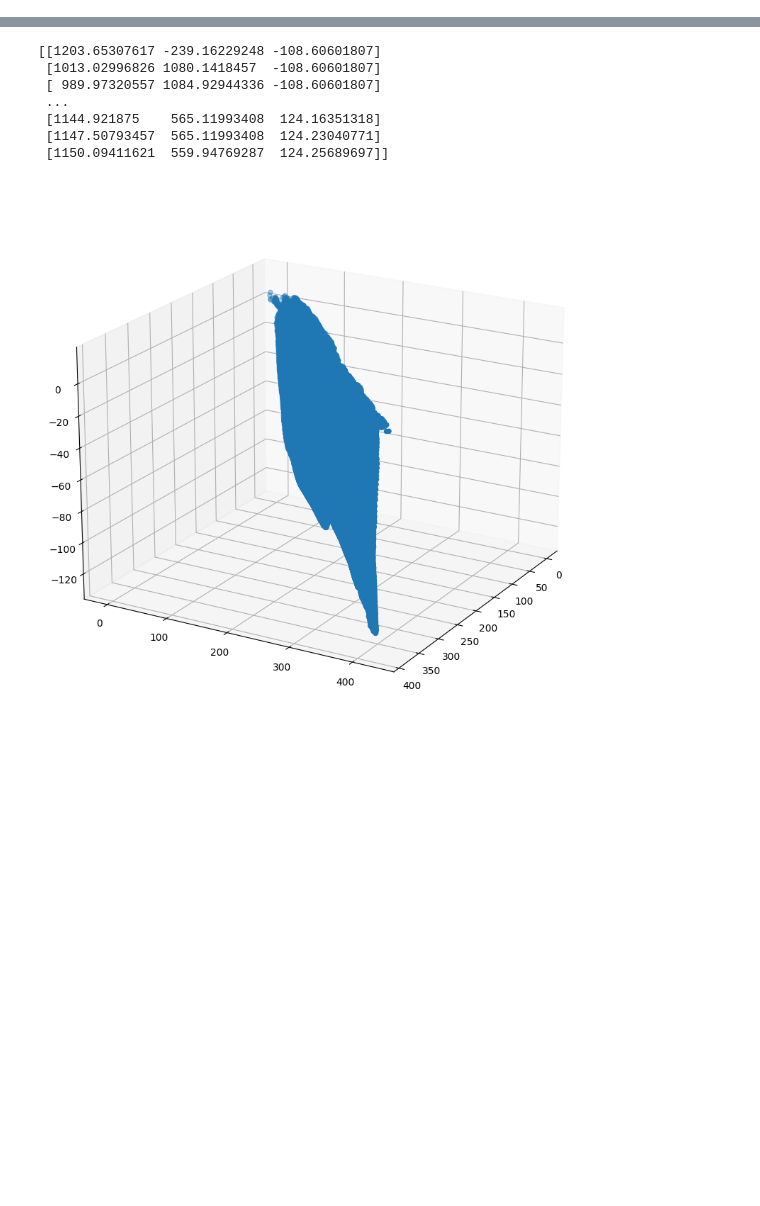
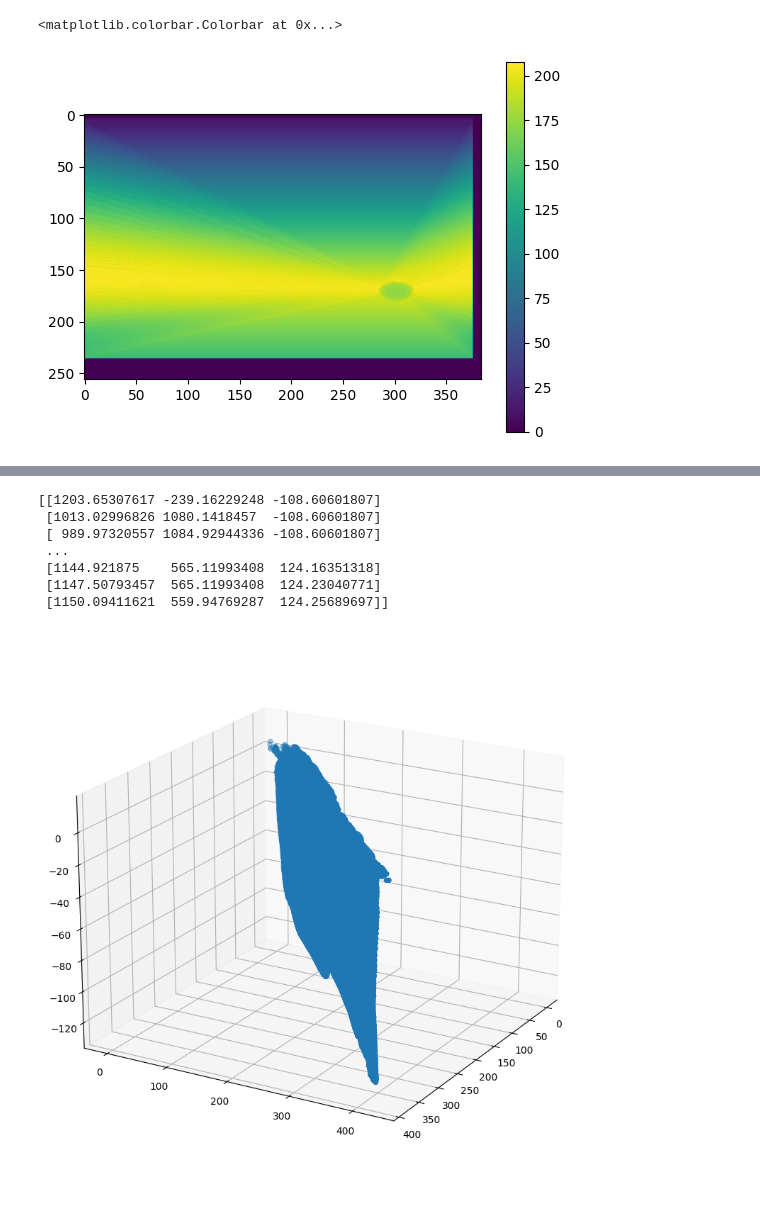
Before and after one commit to 1alex2lee/masters_3d, a Jupyter notebook: test.ipynb, the cells around one changed output, grey strips where cells are left out. Cells and saved outputs as stored; diff of their text form; code cells hidden in the pictures; blank space fills up the shorter version.

Commit message:
test thinning field

```diff
--- a/test.ipynb
+++ b/test.ipynb
@@ -11,3 +11,12 @@ import pyvista as pv
 import open3d as o3d
 
 from python import model_control
+# %%
+input = np.load("temp/input.npy")
+thinning = np.load("temp/thinning.npy")
+# %%
+plt.imshow(input[0])
+plt.colorbar()
+# %% [output]
+<matplotlib.colorbar.Colorbar at 0x...>
+[figure, added]
```
Also changed, not shown: parts of 1 cell of this notebook.
